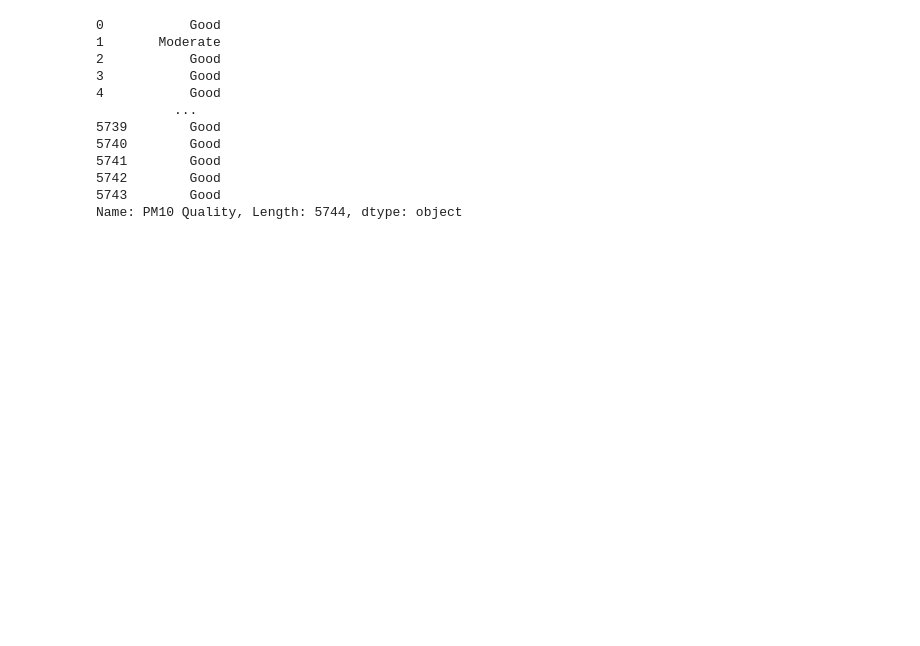
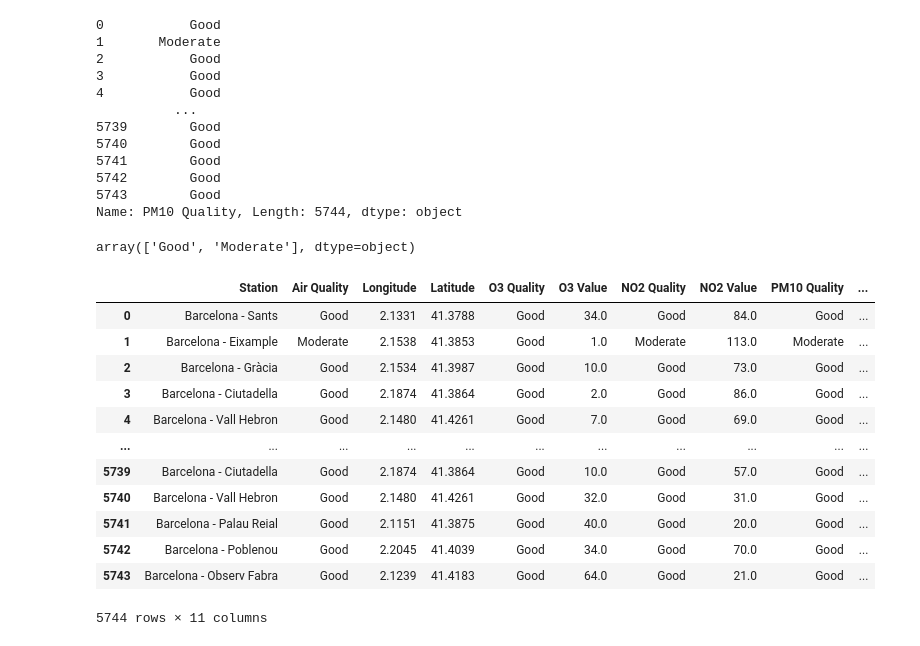
Before and after one commit to anadiamaq/BCN-air, a Jupyter notebook: code/Air_quality_clean.ipynb, the cells around one changed output. Drawn from its saved outputs; the diff is of its cells as text; code cells hidden in the pictures; blank space fills up the shorter version.

```diff
--- a/code/Air_quality_clean.ipynb
+++ b/code/Air_quality_clean.ipynb
@@ -138,7 +134,6 @@ air_q['PM10 Value']
 Name: PM10 Value, Length: 5744, dtype: float64
 # %%
 import numpy as np
-
-air_q['Associated diseases to NO2'] = np.where(air_q['NO2 Value'] >= 100, 'Liver and hematological diseases', 'No risk for healthy people')
-air_q['Associated diseases to NO2']
+air_q['O3 Quality'] = np.where(air_q['O3 Value'] >= 100, 'Moderate', 'Good')
+air_q['O3 Quality']
 # %% [output]
@@ -157,3 +151,0 @@ Name: Associated diseases to NO2, Length: 5744, dtype: object
-# %%
-air_q['Associated diseases to O3'] = np.where(air_q['O3 Value'] >= 100, 'Respiratory and heart diseases', 'No risk for healthy people')
-air_q['Associated diseases to O3']
@@ -173,3 +151,0 @@ Name: Associated diseases to O3, Length: 5744, dtype: object
-# %%
-air_q['Associated diseases to PM10'] = np.where(air_q['PM10 Value'] >= 35, 'Lung diseases and lung cancer', 'No risk for healthy people')
-air_q['Associated diseases to PM10']
@@ -234,3 +181,29 @@ air_q['PM10 Quality']
 5742        Good
 5743        Good
 Name: PM10 Quality, Length: 5744, dtype: object
+# %%
+air_q['Air Quality'] = np.where(air_q['PM10 Quality']=='Moderate', 'Moderate', 'Good')
+air_q['Air Quality'] = np.where(air_q['PM10 Quality']=='Good', 'Good', 'Moderate')
+air_q['Air Quality'].unique()
+# %% [output]
+array(['Good', 'Moderate'], dtype=object)
+# %%
+air_q=air_q.drop(['Date Time'], axis=1)
+air_q=air_q.drop(['PM10 Hour'], axis=1)
+air_q=air_q.drop(['NO2 Hour'], axis=1)
+air_q=air_q.drop(['O3 Hour'], axis=1)
+air_q
+# %% [output]
+|  | Station | Air Quality | Longitude | Latitude | O3 Quality | O3 Value | NO2 Quality | NO2 Value | PM10 Quality | ... |
+| 0 | Barcelona - Sants | Good | 2.1331 | 41.3788 | Good | 34.0 | Good | 84.0 | Good | ... |
+| 1 | Barcelona - Eixample | Moderate | 2.1538 | 41.3853 | Good | 1.0 | Moderate | 113.0 | Moderate | ... |
+| 2 | Barcelona - Gràcia | Good | 2.1534 | 41.3987 | Good | 10.0 | Good | 73.0 | Good | ... |
+| 3 | Barcelona - Ciutadella | Good | 2.1874 | 41.3864 | Good | 2.0 | Good | 86.0 | Good | ... |
+| 4 | Barcelona - Vall Hebron | Good | 2.1480 | 41.4261 | Good | 7.0 | Good | 69.0 | Good | ... |
+| ... | ... | ... | ... | ... | ... | ... | ... | ... | ... | ... |
+| 5739 | Barcelona - Ciutadella | Good | 2.1874 | 41.3864 | Good | 10.0 | Good | 57.0 | Good | ... |
+| 5740 | Barcelona - Vall Hebron | Good | 2.1480 | 41.4261 | Good | 32.0 | Good | 31.0 | Good | ... |
+| 5741 | Barcelona - Palau Reial | Good | 2.1151 | 41.3875 | Good | 40.0 | Good | 20.0 | Good | ... |
+| 5742 | Barcelona - Poblenou | Good | 2.2045 | 41.4039 | Good | 34.0 | Good | 70.0 | Good | ... |
+| 5743 | Barcelona - Observ Fabra | Good | 2.1239 | 41.4183 | Good | 64.0 | Good | 21.0 | Good | ... |
+5744 rows × 11 columns
```
Also changed, not shown: parts of 6 cells of this notebook, 14 other files.
